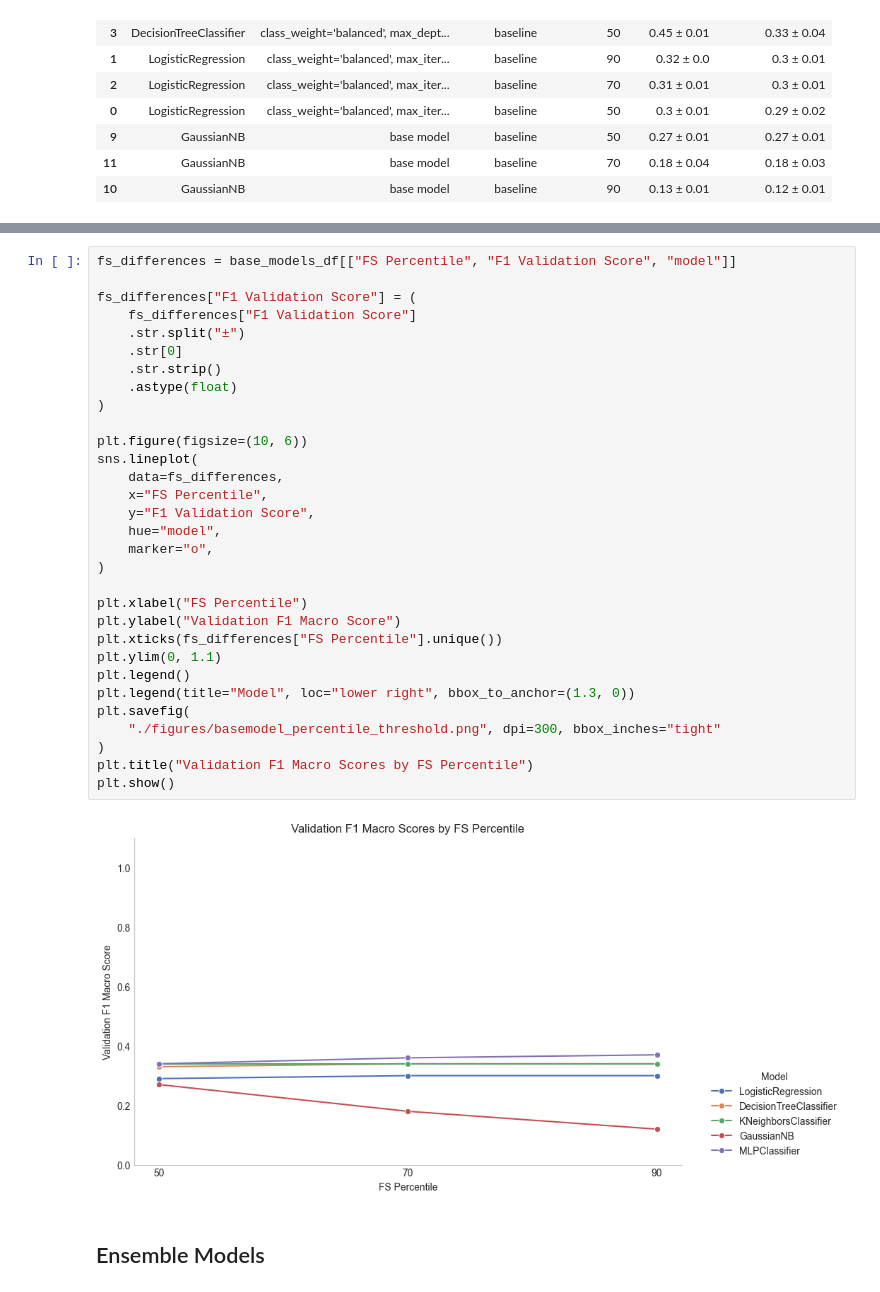
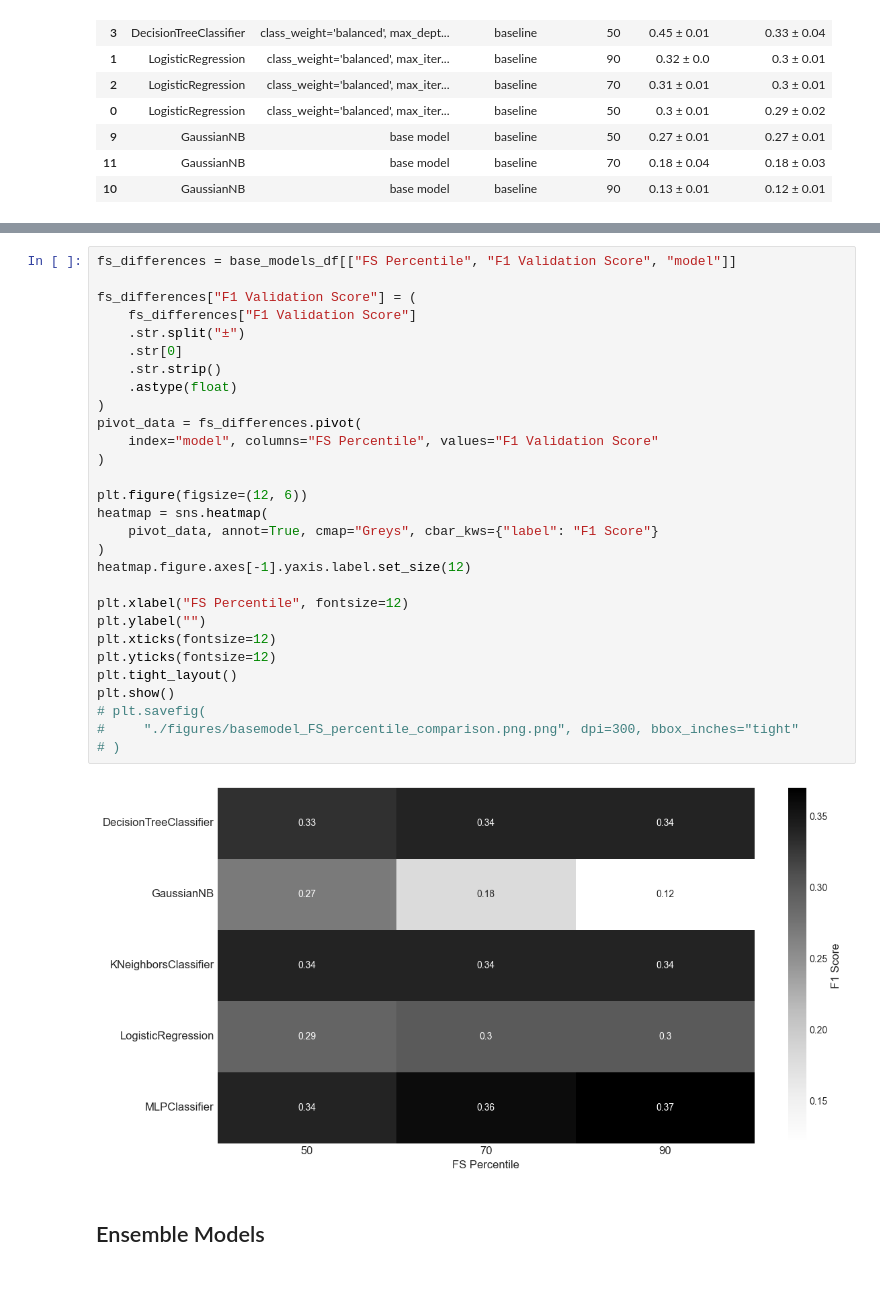
Before and after one commit to DiogoPF/Multiclass_Classification-WCB, a Jupyter notebook: Pipeline_diogo.ipynb, the cells around one changed output, grey strips where cells are left out. Saved outputs shown, nothing was run; the diff lists cells and outputs as text.

```diff
--- a/Pipeline_diogo.ipynb
+++ b/Pipeline_diogo.ipynb
@@ -1434,36 +1445,34 @@ base_models_df.sort_values(by="F1 Validation Score", ascending=False)
 # %%
 fs_differences = base_models_df[["FS Percentile", "F1 Validation Score", "model"]]
 
 fs_differences["F1 Validation Score"] = (
     fs_differences["F1 Validation Score"]
     .str.split("±")
     .str[0]
     .str.strip()
     .astype(float)
 )
-
-plt.figure(figsize=(10, 6))
-sns.lineplot(
-    data=fs_differences,
-    x="FS Percentile",
-    y="F1 Validation Score",
-    hue="model",
-    marker="o",
+pivot_data = fs_differences.pivot(
+    index="model", columns="FS Percentile", values="F1 Validation Score"
 )
 
-plt.xlabel("FS Percentile")
-plt.ylabel("Validation F1 Macro Score")
-plt.xticks(fs_differences["FS Percentile"].unique())
-plt.ylim(0, 1.1)
-plt.legend()
-plt.legend(title="Model", loc="lower right", bbox_to_anchor=(1.3, 0))
-plt.savefig(
-    "./figures/basemodel_percentile_threshold.png", dpi=300, bbox_inches="tight"
+plt.figure(figsize=(12, 6))
+heatmap = sns.heatmap(
+    pivot_data, annot=True, cmap="Greys", cbar_kws={"label": "F1 Score"}
 )
-plt.title("Validation F1 Macro Scores by FS Percentile")
+heatmap.figure.axes[-1].yaxis.label.set_size(12)
+
+plt.xlabel("FS Percentile", fontsize=12)
+plt.ylabel("")
+plt.xticks(fontsize=12)
+plt.yticks(fontsize=12)
+plt.tight_layout()
 plt.show()
+# plt.savefig(
+#     "./figures/basemodel_FS_percentile_comparison.png.png", dpi=300, bbox_inches="tight"
+# )
 # %% [output]
-[figure, old version]
+[figure, new version]
 # %% [markdown]
 ## Ensemble Models
 # %%
```
Also changed, not shown: parts of 8 cells of this notebook, 2 other files.
